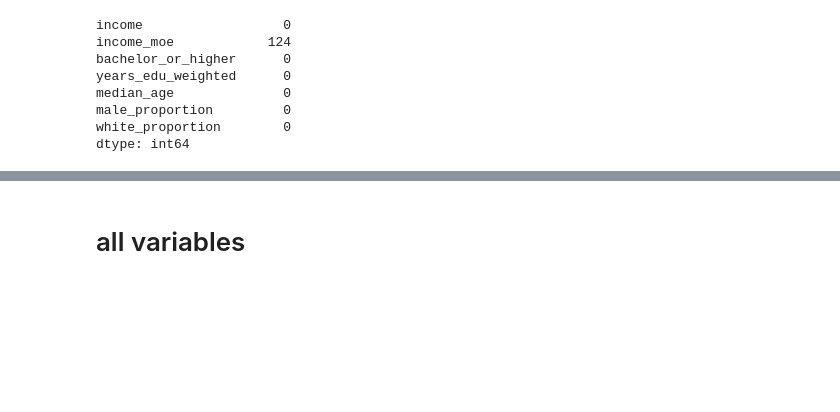
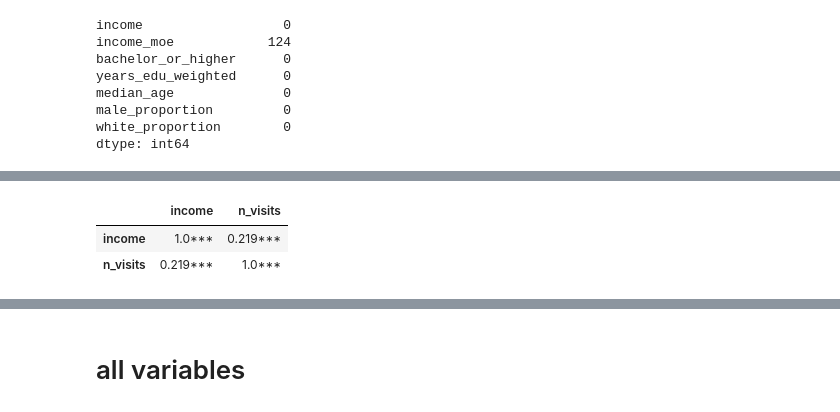
Before and after one commit to yuanmohe/SafeGraph_comsumption_diversity, a Jupyter notebook: 07_diversity_regressions.ipynb, the cells around one changed output, grey strips where cells are left out. Cells and saved outputs as stored; diff of their text form; code cells hidden in the pictures; blank space fills up the shorter version.

```diff
--- a/07_diversity_regressions.ipynb
+++ b/07_diversity_regressions.ipynb
@@ -42,6 +42,16 @@ dt.corr_table(selected_cbg_stats)
 | median_age | 0.192*** | 0.096*** | 0.15*** | 0.23*** | 1.0*** | -0.023** | ... |
 | male_proportion | 0.089*** | 0.031*** | 0.0 | 0.0 | -0.023** | 1.0*** | ... |
 | white_proportion | 0.312*** | 0.102*** | 0.303*** | 0.476*** | 0.371*** | 0.133*** | ... |
+# %%
+# get number of visits from each cbg
+cbg_visits = selected_cbg_brand.sum(axis = 1).to_frame(name = 'n_visits')
+# get correlation between income and n visits
+cbg_income_visits = selected_cbg_stats[['income']].join(cbg_visits)
+dt.corr_table(cbg_income_visits)
+# %% [output]
+|  | income | n_visits |
+| income | 1.0*** | 0.219*** |
+| n_visits | 0.219*** | 1.0*** |
 # %%
 # get NYC dummy variable
 NYC_codes = ['36005', '36047', '36061', '36081', '36085']
```
Also changed, not shown: parts of 8 cells of this notebook, 3 other files.
